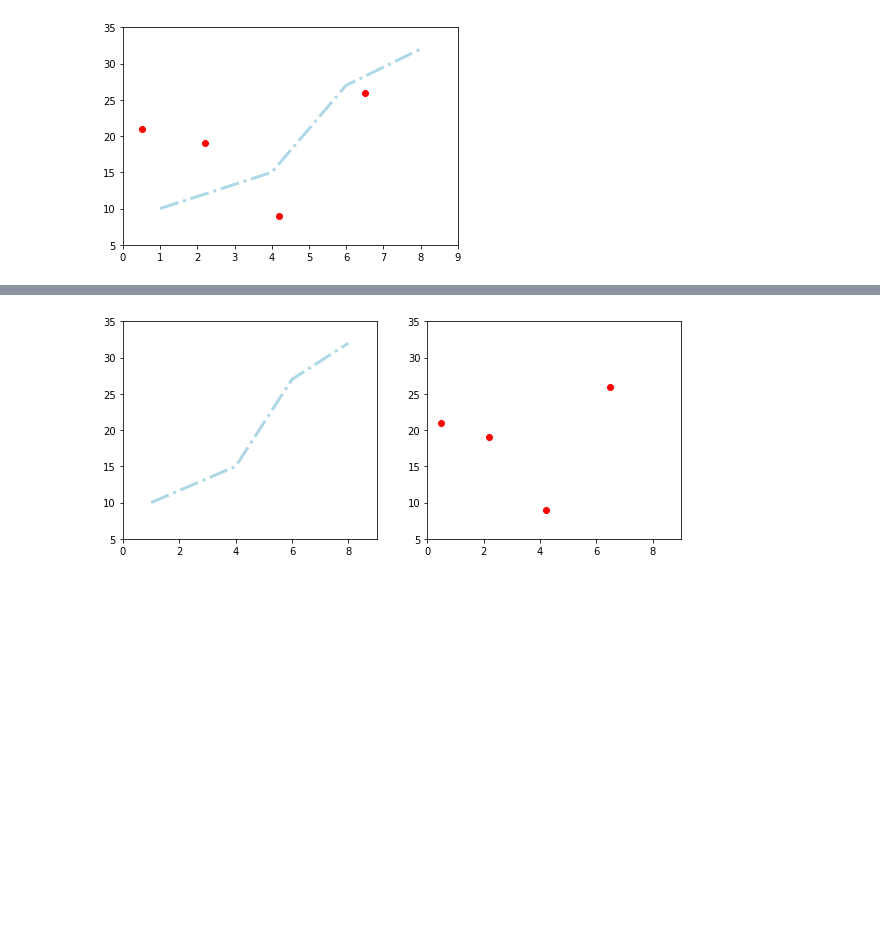
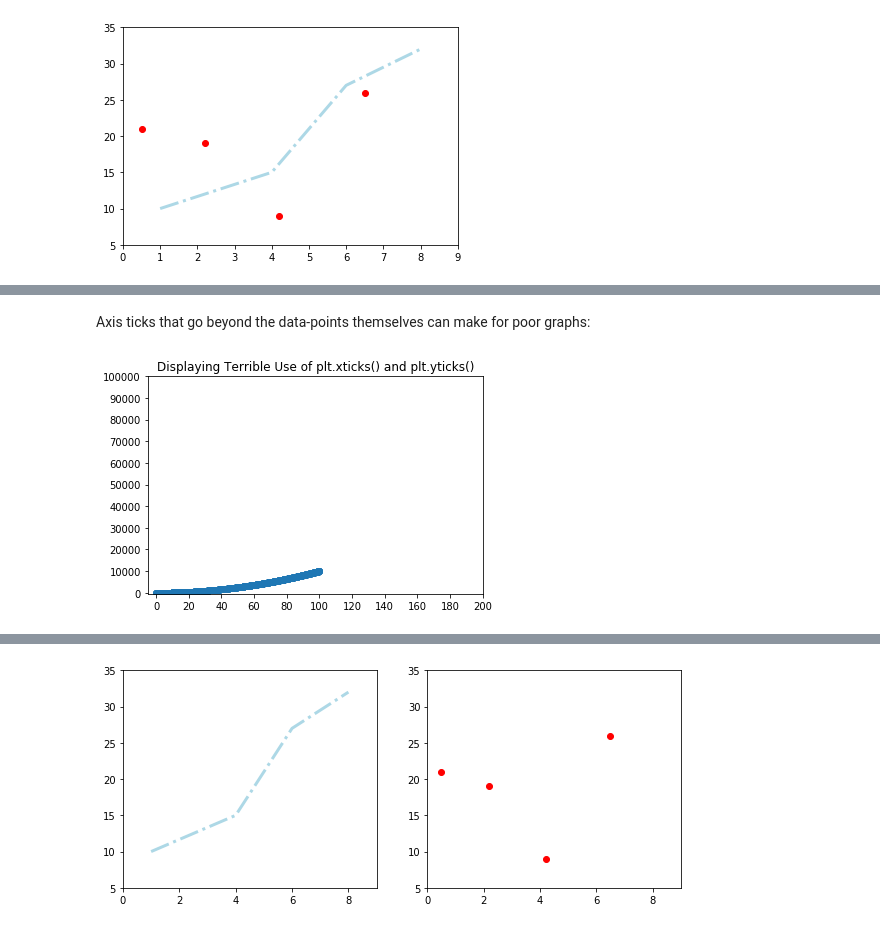
Before and after one commit to learn-co-curriculum/dsc-more-practice-with-matplotlib, a Jupyter notebook: index.ipynb, the cells around one changed output, grey strips where cells are left out. Cells and saved outputs as stored; diff of their text form; code cells hidden in the pictures; blank space fills up the shorter version.

```diff
--- a/index.ipynb
+++ b/index.ipynb
@@ -132,0 +157,14 @@ plt.show()
+# %% [markdown]
+Axis ticks that go beyond the data-points themselves can make for poor graphs:
+# %%
+x = np.linspace(start=0, stop=100, num=10**3)
+y = [xi**2 for xi in x]
+plt.scatter(x,y)
+
+xticks = np.linspace(start=0, stop=200, num=11)
+yticks = np.linspace(start=0, stop=10**5, num=11)
+plt.xticks(xticks); #Adding a semicolon after the call will prevent extraneous input from being displayed
+plt.yticks(yticks);
+plt.title('Displaying Terrible Use of plt.xticks() and plt.yticks()');
+# %% [output]
+[figure, added]
```
Also changed, not shown: parts of 8 cells of this notebook, 11 other files.
